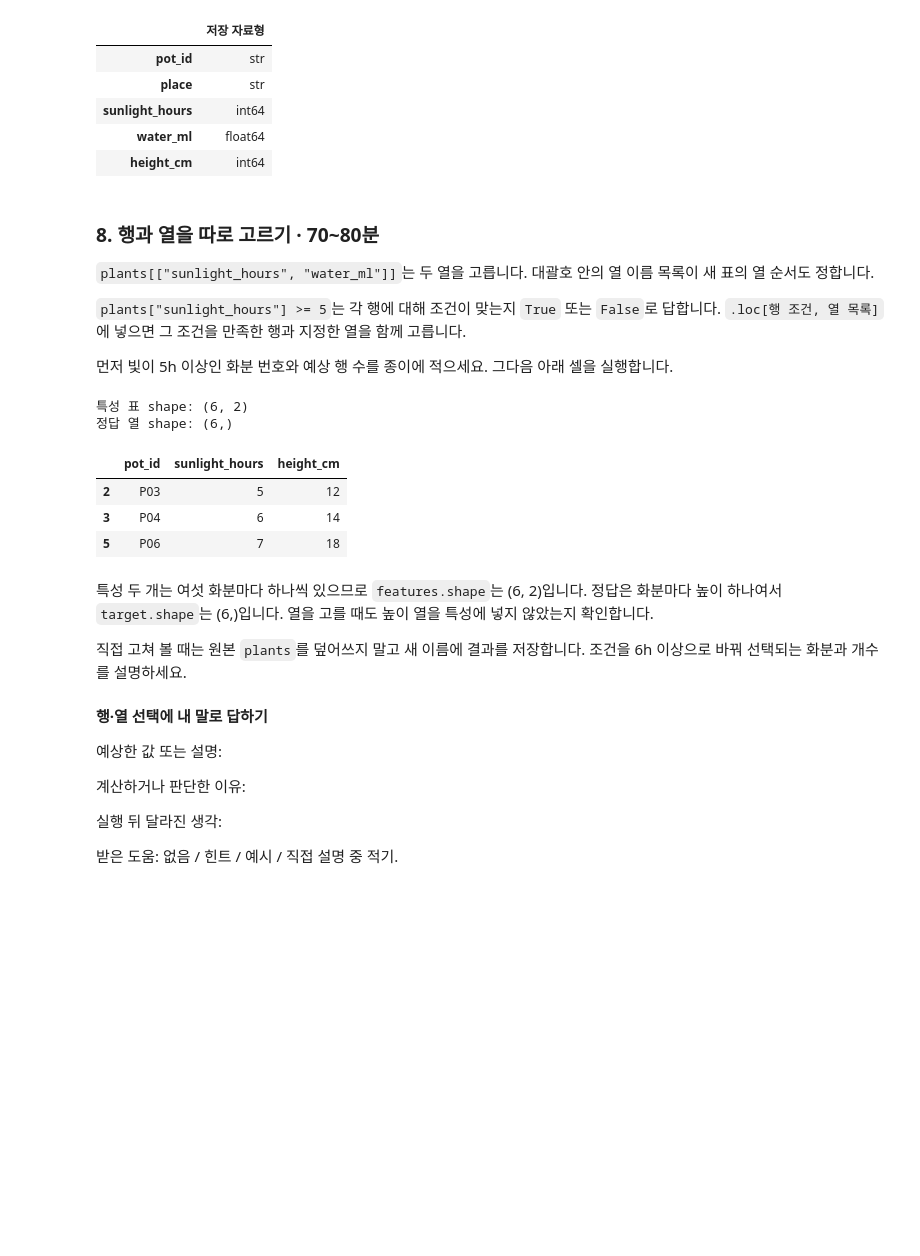
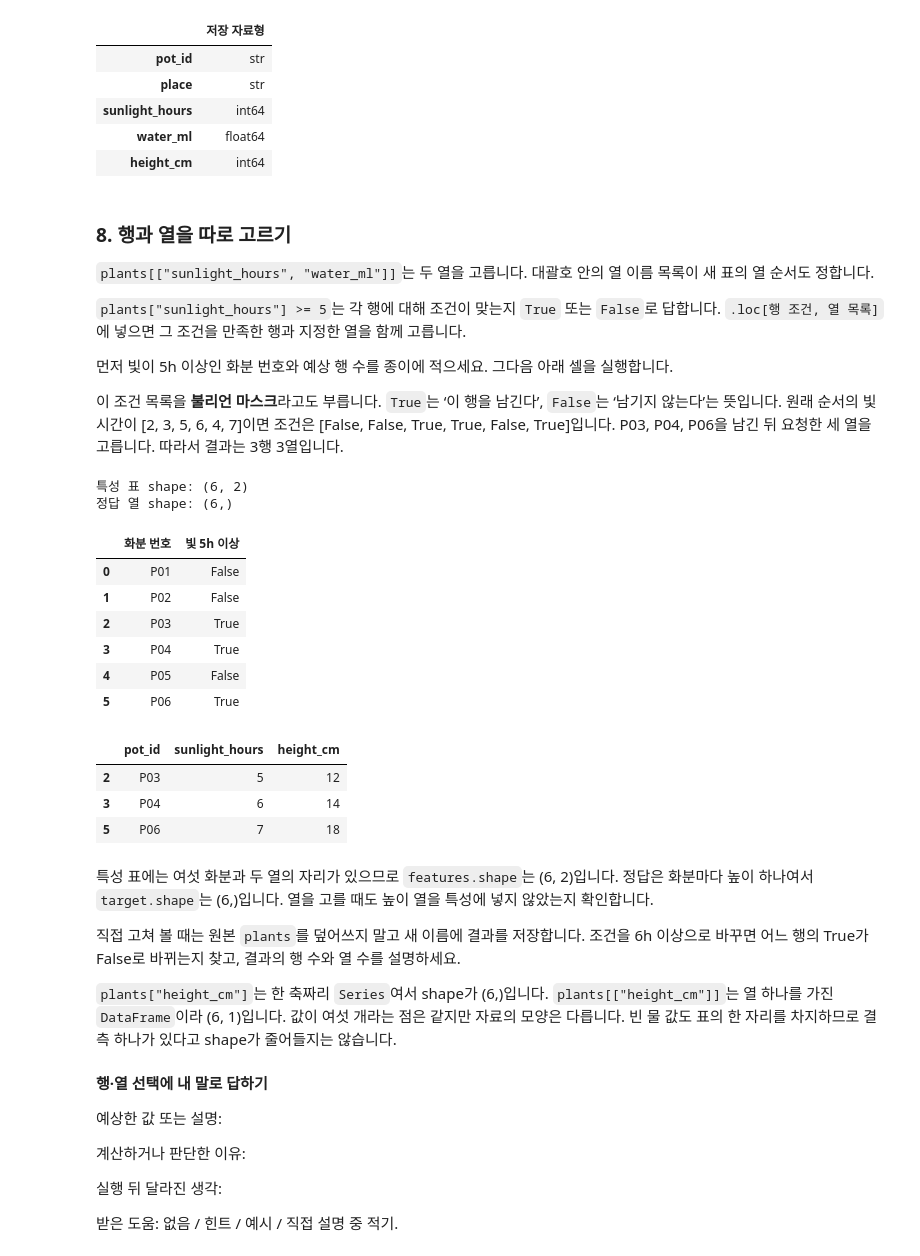
Before and after one commit to jlee-ax/AI-Olympiad, a Jupyter notebook: lessons/week01/week01_python_tables.ipynb, the cells around one changed output. Saved outputs shown, nothing was run; the diff lists cells and outputs as text; code cells hidden in the pictures; blank space fills up the shorter version.

```diff
--- a/lessons/week01/week01_python_tables.ipynb
+++ b/lessons/week01/week01_python_tables.ipynb
@@ -412,33 +468,45 @@ display(plants.dtypes.rename("저장 자료형").to_frame())
 | water_ml | float64 |
 | height_cm | int64 |
 # %% [markdown]
-### 8. 행과 열을 따로 고르기 · 70~80분
+### 8. 행과 열을 따로 고르기
 
 <code>plants[["sunlight_hours", "water_ml"]]</code>는 두 열을 고릅니다. 대괄호 안의 열 이름 목록이 새 표의 열 순서도 정합니다.
 
 <code>plants["sunlight_hours"] >= 5</code>는 각 행에 대해 조건이 맞는지 <code>True</code> 또는 <code>False</code>로 답합니다. <code>.loc[행 조건, 열 목록]</code>에 넣으면 그 조건을 만족한 행과 지정한 열을 함께 고릅니다.
 
 먼저 빛이 5h 이상인 화분 번호와 예상 행 수를 종이에 적으세요. 그다음 아래 셀을 실행합니다.
+
+이 조건 목록을 **불리언 마스크**라고도 부릅니다. <code>True</code>는 ‘이 행을 남긴다’, <code>False</code>는 ‘남기지 않는다’는 뜻입니다. 원래 순서의 빛 시간이 [2, 3, 5, 6, 4, 7]이면 조건은 [False, False, True, True, False, True]입니다. P03, P04, P06을 남긴 뒤 요청한 세 열을 고릅니다. 따라서 결과는 3행 3열입니다.
 # %%
 feature_columns = ["sunlight_hours", "water_ml"]
 features = plants[feature_columns]
 target = plants["height_cm"]
 print("특성 표 shape:", features.shape)
 print("정답 열 shape:", target.shape)
 
 enough_light = plants["sunlight_hours"] >= 5
+display(pd.DataFrame({"화분 번호": plants["pot_id"], "빛 5h 이상": enough_light}))
 display(plants.loc[enough_light, ["pot_id", "sunlight_hours", "height_cm"]])
 # %% [output]
 특성 표 shape: (6, 2)
 정답 열 shape: (6,)
-|  | pot_id | sunlight_hours | height_cm |
-| 2 | P03 | 5 | 12 |
-| 3 | P04 | 6 | 14 |
-| 5 | P06 | 7 | 18 |
+|  | 화분 번호 | 빛 5h 이상 |
+| 0 | P01 | False |
+| 1 | P02 | False |
+| 2 | P03 | True |
+| 3 | P04 | True |
+| 4 | P05 | False |
+| 5 | P06 | True |
+|  | pot_id | sunlight_hours | height_cm |
+| 2 | P03 | 5 | 12 |
+| 3 | P04 | 6 | 14 |
+| 5 | P06 | 7 | 18 |
 # %% [markdown]
-특성 두 개는 여섯 화분마다 하나씩 있으므로 <code>features.shape</code>는 (6, 2)입니다. 정답은 화분마다 높이 하나여서 <code>target.shape</code>는 (6,)입니다. 열을 고를 때도 높이 열을 특성에 넣지 않았는지 확인합니다.
+특성 표에는 여섯 화분과 두 열의 자리가 있으므로 <code>features.shape</code>는 (6, 2)입니다. 정답은 화분마다 높이 하나여서 <code>target.shape</code>는 (6,)입니다. 열을 고를 때도 높이 열을 특성에 넣지 않았는지 확인합니다.
 
-직접 고쳐 볼 때는 원본 <code>plants</code>를 덮어쓰지 말고 새 이름에 결과를 저장합니다. 조건을 6h 이상으로 바꿔 선택되는 화분과 개수를 설명하세요.
+직접 고쳐 볼 때는 원본 <code>plants</code>를 덮어쓰지 말고 새 이름에 결과를 저장합니다. 조건을 6h 이상으로 바꾸면 어느 행의 True가 False로 바뀌는지 찾고, 결과의 행 수와 열 수를 설명하세요.
+
+<code>plants["height_cm"]</code>는 한 축짜리 <code>Series</code>여서 shape가 (6,)입니다. <code>plants[["height_cm"]]</code>는 열 하나를 가진 <code>DataFrame</code>이라 (6, 1)입니다. 값이 여섯 개라는 점은 같지만 자료의 모양은 다릅니다. 빈 물 값도 표의 한 자리를 차지하므로 결측 하나가 있다고 shape가 줄어들지는 않습니다.
 # %% [markdown]
 **행·열 선택에 내 말로 답하기**
 
```
Also changed, not shown: parts of 40 cells of this notebook, 48 other files.
